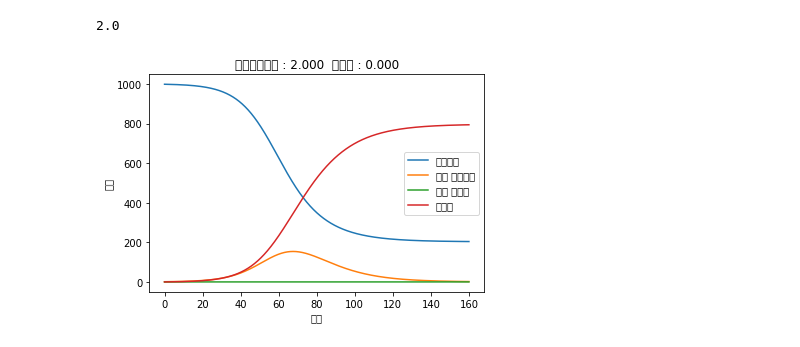
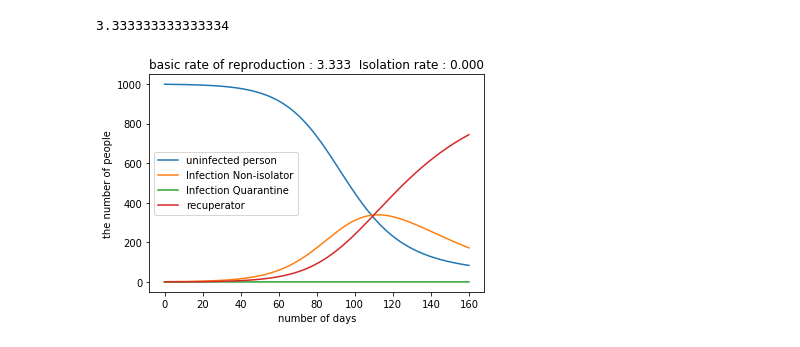
Before and after one commit to jabelic/SIQRmodel, a Jupyter notebook: siqr.ipynb, the cells around one changed output. Drawn from its saved outputs; the diff is of its cells as text; code cells hidden in the pictures.

```diff
--- a/siqr.ipynb
+++ b/siqr.ipynb
@@ -4,7 +4,7 @@ import matplotlib.pyplot as plt
 from scipy.integrate import odeint
 #import sys
 
-def SIQR(v, t, beta, gamma, p):
+def SIQR(v, t, beta, gamma, gamma_dash, p):
     """
     Define the SIQR model.
 
@@ -35,14 +35,14 @@ def SIQR(v, t, beta, gamma, p):
     beta_ss_ii = beta * v[0] * v[1]
     rvalue[0] = - beta_ss_ii
     rvalue[1] = (1 - q) * beta_ss_ii - p * v[1] - gamma * v[1]
-    rvalue[2] = q * beta_ss_ii + p * v[1] - gamma * v[2]
-    rvalue[3] = gamma * v[1] + gamma * v[2]
+    rvalue[2] = q * beta_ss_ii + p * v[1] - gamma_dash * v[2]
+    rvalue[3] = gamma * v[1] + gamma_dash * v[2]
     return rvalue
 
 
 
 
-def calc_proc(times, beta_const, gamma_const, p):
+def calc_proc(times, beta_const, gamma_const, gamma_dash_const, p):
     """
     数値計算 using odeint.
 
@@ -67,45 +67,46 @@ def calc_proc(times, beta_const, gamma_const, p):
     R_0=0
     ini_state = [S_0,I_0,Q_0,R_0]
 
-    args  =(beta_const, gamma_const, p)
+    args  =(beta_const, gamma_const, gamma_dash_const, p)
 
     N_total = S_0 + I_0 + Q_0 + R_0
 
     R0 = N_total * beta_const * (1/gamma_const)
     print(R0)
 
     result = odeint(SIQR, ini_state, times, args)
     return R0,result
 
 
 def plot(R0, p, times, result):
-    str_out = "基本再生産数 : {}".format(format(R0, ".3f"))
+    str_out = "basic rate of reproduction : {}".format(format(R0, ".3f"))
     str_out += "  "
-    str_out += "隔離率 : {}".format(format(p, ".3f"))
+    str_out += "Isolation rate : {}".format(format(p, ".3f"))
     plt.title(str_out)
-    plt.xlabel('日数')
-    plt.ylabel('人数')
-    plt.plot(times,result)
-    plt.legend(['未感染者','感染 非隔離者','感染 隔離者','回復者'])
+    plt.xlabel('number of days')
+    plt.ylabel('the number of people')
+    plt.plot(times, result)
+    plt.legend(['uninfected person','Infection Non-isolator','Infection Quarantine','recuperator'])
     plt.show()
 
 
 if __name__ == "__main__":
     #sys.stderr.write("*** start ***\n")
     t_max = 160
     dt = 0.01
-    beta_const = 0.2/1000
-    gamma_const = 0.1
+    beta_const = 0.1/1000
+    gamma_const = 0.03
+    gamma_dash_const = 0.3
     p = 0.0
 
     #sys.stderr.write("p_kakuri = %.3f\n" % p)
 
     times =np.arange(0,t_max, dt)
-    R0,result = calc_proc(times,beta_const,gamma_const,p)
+    R0,result = calc_proc(times, beta_const, gamma_const, gamma_dash_const, p)
 
     plot(R0,p,times,result)
 #
     #sys.stderr.write("*** end ***\n")
 # %% [output]
-2.0
+3.333333333333334
-[figure, old version]
+[figure, new version]
```
Also changed, not shown: parts of 1 cell of this notebook.
